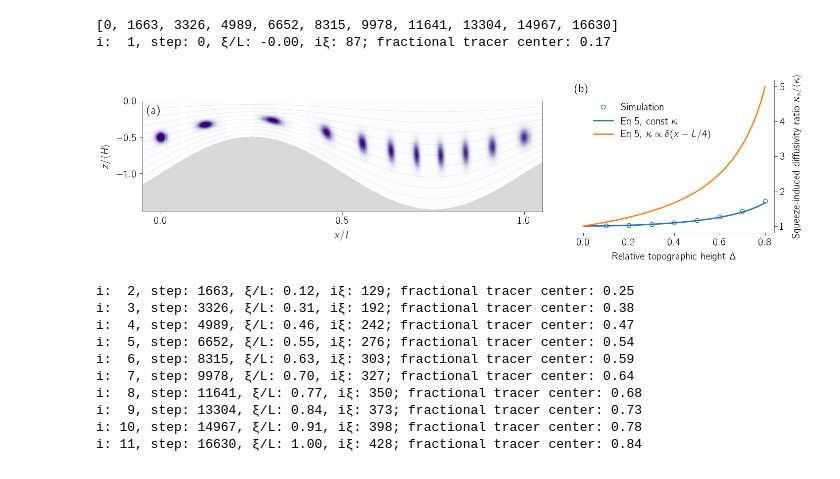
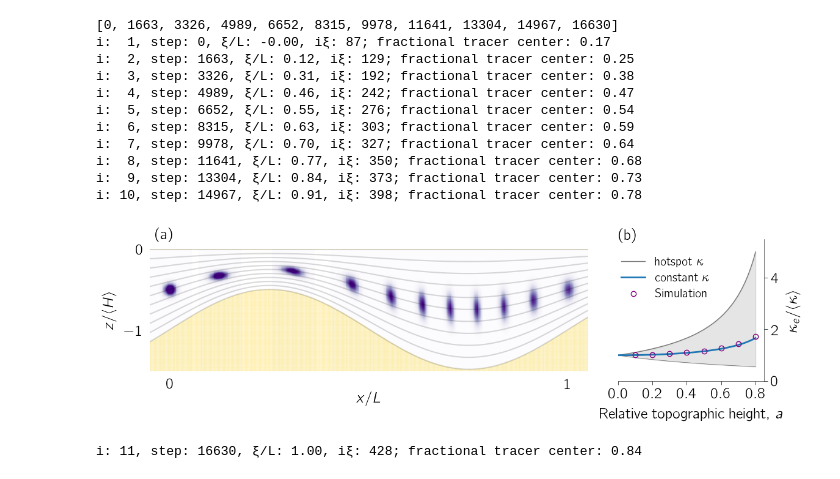
Before and after one commit to glwagner/SqueezeDispersionGRL, a Jupyter notebook: notebooks/example.ipynb, the cells around one changed output. Cells and saved outputs as stored; diff of their text form; code cells hidden in the pictures.

```diff
--- a/notebooks/example.ipynb
+++ b/notebooks/example.ipynb
@@ -42,20 +39,25 @@ for (i, del) in enumerate(theorydeltas)
     theoryenhancements[i] = constantkappaenhancement(del)
 end
 
-hotspotenhancements = @. 1/(1-theorydeltas);
+hotspotdeltas = 0.0:0.01:0.8
+hotspotenhancements = @. 1/(1-hotspotdeltas);
+coldspotenhancements = @. 1/(1+hotspotdeltas);
 # %%
 # Make plot
-fs = 16
+fs = 18
+legfs = 14
 margin = 0.05
 cmin = 0.0
 cmax = 10.0
 idpx = ceil(Int, nx/30)
 mask = sinusoidalbathymetrymask(delta, H, L, X, Y)
 
-fig, axs = subplots(ncols=2, figsize=(14.2, 4), gridspec_kw=Dict("width_ratios"=>[2, 1]))
+plt[:rc]("font", size=fs)
+fig, axs = subplots(ncols=2, figsize=(12, 4), gridspec_kw=Dict("width_ratios"=>[3, 1]))
 
 # Timelapse
 sca(axs[1])
+removespines()
 
 jldopen(filepath, "r") do file
     steps = parse.(Int, keys(file["timeseries/c"]))
@@ -77,59 +79,72 @@ end
 # Draw bottom topography
 bottom = fill(1.0, size(X))
 bottom[.!mask] .= NaN
-pcolormesh(X/L, Y/H, bottom, vmin=0, vmax=4, cmap="Greys")
+pcolormesh(X/L, Y/H, bottom, vmin=0.6, vmax=4, cmap="YlOrRd", alpha=0.2)
 
 # Draw streamlines
 k₁ = 2π/L
 hh = @. H*(1 - delta*sin(k₁*X))
 ψ = Y*U./hh
 dψ = 0.1
-contour(X/L, Y/H, ψ, levels=(-1+dψ):dψ:-dψ, linewidths=0.5, colors="k", alpha=0.1, linestyles="solid")
+contour(X/L, Y/H, ψ, levels=-1:dψ:0, linewidths=1.5, colors="k", alpha=0.15, linestyles="solid")
 
 # Formatting
-xlabel(L"x/L", labelpad=8.0)
-ylabel(L"z/\langle H \rangle", labelpad=8.0)
+xlabel(L"x/L", labelpad=0.0, fontsize=fs)
+ylabel(L"z/\langle H \rangle", labelpad=8.0, fontsize=fs)
 xlim(-margin, 1+margin)
-ylim(-(1+delta*1.05), 0.0)
+ylim(-(1+delta*1.05), 0.01)
 aspectratio(4H/L)
-xticks([0, 0.5, 1.0])
-yticks([-1.0, -0.5, 0.0])
+xticks([0, 1])
+yticks([-1, 0])
+axs[1][:tick_params](left=false, bottom=false, labelsize=fs)
 
 
 # Diffusion enhancement demonstration
 sca(axs[2])
 
-plot(numericaldeltas, numericalenhancements, "o"; color="C0", markerfacecolor="none", linewidth=4,
+
+plot(theorydeltas, hotspotenhancements, "-"; color="k", linewidth=1, alpha=0.5,
+     label="hotspot \$ \\kappa \$")
+plot(theorydeltas, coldspotenhancements, "-"; color="k", linewidth=0.5, alpha=0.5)
+     #label="Eq 5, \$ \\kappa \\propto \\delta(x+L/4) \$")
+fill_between(hotspotdeltas, hotspotenhancements, coldspotenhancements, color="k", alpha=0.1)
+
+plot(theorydeltas, theoryenhancements, "-"; color="C0", linewidth=2,
+     label="constant \$ \\kappa \$")
+
+plot(numericaldeltas, numericalenhancements, "o"; color="Purple", markerfacecolor="none", linewidth=4,
      label="Simulation")
-plot(theorydeltas, theoryenhancements, "-"; color="C0", linewidth=2,
-     label="Eq 5, const \$ \\kappa \$")
-plot(theorydeltas, hotspotenhancements, "-"; color="C1", linewidth=2,
-     label="Eq 5, \$ \\kappa \\propto \\delta(x-L/4) \$")
 
-xlabel("Relative topographic height \$ \\Delta \$", labelpad=8.0)
-ylabel("Squeeze-induced diffusivity ratio \$ \\kappa_s/\\langle\\kappa\\rangle \$", labelpad=12.0)
+xlabel("Relative topographic height, \$ a \$", labelpad=8.0, fontsize=fs)
+ylabel("\$ \\kappa_e/\\langle\\kappa\\rangle \$", labelpad=10.0, fontsize=fs)
 cornerspines(side="right")
 axisright()
-legend(loc="upper left", markerscale=1, fontsize=14, bbox_to_anchor=(0.05, 0.9))
+legend(loc="upper left", markerscale=1, fontsize=legfs, bbox_to_anchor=(-0.05, 0.95))
+xlim(0, 0.85)
+ylim(0, 5.5)
+aspectratio(0.15)
+xticks([0, 0.2, 0.4, 0.6, 0.8])
+axs[2][:tick_params](labelsize=fs)
 
-text(0.01, 0.86, "(a)", transform=axs[1][:transAxes], ha="left", va="bottom", fontsize=fs)
-text(0, 0.9, "(b)", transform=axs[2][:transAxes], ha="left", va="bottom", fontsize=fs)
 
-tight_layout(w_pad=4.0)
+text(0.01, 1.05, "(a)", transform=axs[1][:transAxes], ha="left", va="bottom", fontsize=fs)
+text(0, 0.97, "(b)", transform=axs[2][:transAxes], ha="left", va="bottom", fontsize=fs)
+
+tight_layout(w_pad=0.0)
 
 plotname = "example.png"
 savefig(plotname, dpi=960)
 # %% [output]
 [0, 1663, 3326, 4989, 6652, 8315, 9978, 11641, 13304, 14967, 16630]
 i:  1, step: 0, ξ/L: -0.00, iξ: 87; fractional tracer center: 0.17
+i:  2, step: 1663, ξ/L: 0.12, iξ: 129; fractional tracer center: 0.25
+i:  3, step: 3326, ξ/L: 0.31, iξ: 192; fractional tracer center: 0.38
+i:  4, step: 4989, ξ/L: 0.46, iξ: 242; fractional tracer center: 0.47
+i:  5, step: 6652, ξ/L: 0.55, iξ: 276; fractional tracer center: 0.54
+i:  6, step: 8315, ξ/L: 0.63, iξ: 303; fractional tracer center: 0.59
+i:  7, step: 9978, ξ/L: 0.70, iξ: 327; fractional tracer center: 0.64
+i:  8, step: 11641, ξ/L: 0.77, iξ: 350; fractional tracer center: 0.68
+i:  9, step: 13304, ξ/L: 0.84, iξ: 373; fractional tracer center: 0.73
+i: 10, step: 14967, ξ/L: 0.91, iξ: 398; fractional tracer center: 0.78
-[figure, old version]
+[figure, new version]
-i:  2, step: 1663, ξ/L: 0.12, iξ: 129; fractional tracer center: 0.25
-i:  3, step: 3326, ξ/L: 0.31, iξ: 192; fractional tracer center: 0.38
-i:  4, step: 4989, ξ/L: 0.46, iξ: 242; fractional tracer center: 0.47
-i:  5, step: 6652, ξ/L: 0.55, iξ: 276; fractional tracer center: 0.54
-i:  6, step: 8315, ξ/L: 0.63, iξ: 303; fractional tracer center: 0.59
-i:  7, step: 9978, ξ/L: 0.70, iξ: 327; fractional tracer center: 0.64
-i:  8, step: 11641, ξ/L: 0.77, iξ: 350; fractional tracer center: 0.68
-i:  9, step: 13304, ξ/L: 0.84, iξ: 373; fractional tracer center: 0.73
-i: 10, step: 14967, ξ/L: 0.91, iξ: 398; fractional tracer center: 0.78
 i: 11, step: 16630, ξ/L: 1.00, iξ: 428; fractional tracer center: 0.84
```
Also changed, not shown: parts of 1 cell of this notebook, 3 other files.
